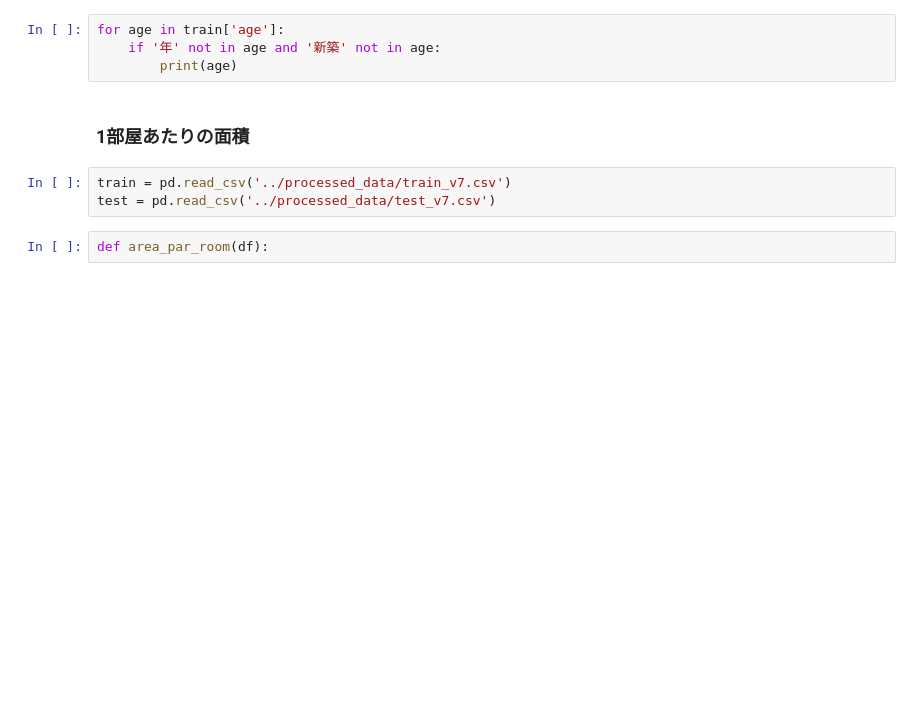
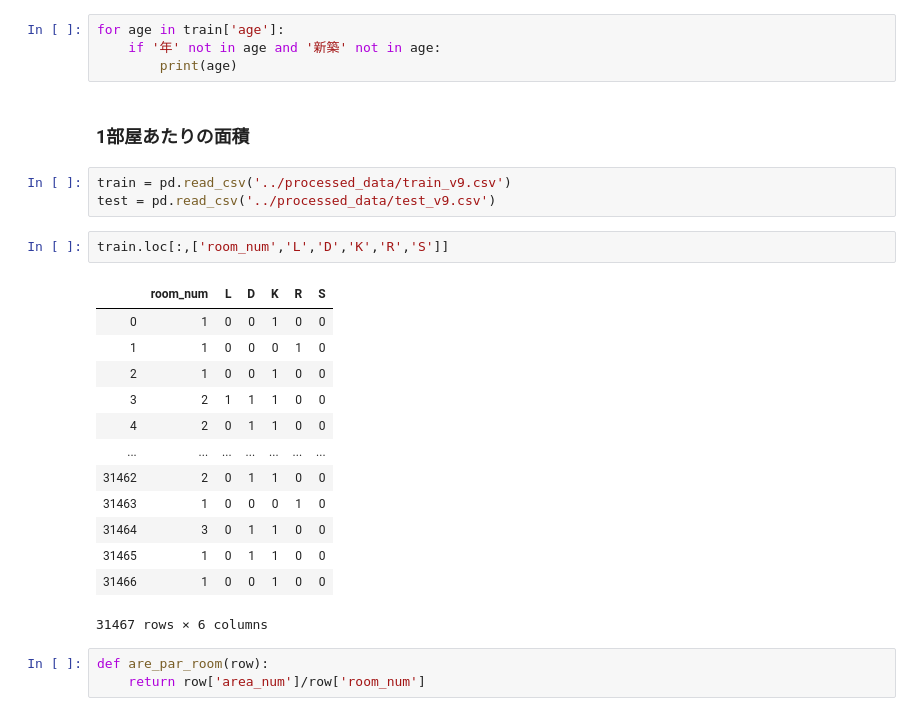
Before and after one commit to yaneura-no-gomi/mynavi_2019, a Jupyter notebook: notebook/1004_data_processing.ipynb, the cells around one changed output. Drawn from its saved outputs; the diff is of its cells as text; blank space fills up the shorter version.

```diff
--- a/notebook/1004_data_processing.ipynb
+++ b/notebook/1004_data_processing.ipynb
@@ -99,7 +99,24 @@ for age in train['age']:
 # %% [markdown]
 ### 1部屋あたりの面積
 # %%
-train = pd.read_csv('../processed_data/train_v7.csv')
-test = pd.read_csv('../processed_data/test_v7.csv')
+train = pd.read_csv('../processed_data/train_v9.csv')
+test = pd.read_csv('../processed_data/test_v9.csv')
-# %%
-def area_par_room(df):
+# %%
+train.loc[:,['room_num','L','D','K','R','S']]
+# %% [output]
+|  | room_num | L | D | K | R | S |
+| 0 | 1 | 0 | 0 | 1 | 0 | 0 |
+| 1 | 1 | 0 | 0 | 0 | 1 | 0 |
+| 2 | 1 | 0 | 0 | 1 | 0 | 0 |
+| 3 | 2 | 1 | 1 | 1 | 0 | 0 |
+| 4 | 2 | 0 | 1 | 1 | 0 | 0 |
+| ... | ... | ... | ... | ... | ... | ... |
+| 31462 | 2 | 0 | 1 | 1 | 0 | 0 |
+| 31463 | 1 | 0 | 0 | 0 | 1 | 0 |
+| 31464 | 3 | 0 | 1 | 1 | 0 | 0 |
+| 31465 | 1 | 0 | 1 | 1 | 0 | 0 |
+| 31466 | 1 | 0 | 0 | 1 | 0 | 0 |
+31467 rows × 6 columns
+# %%
+def are_par_room(row):
+    return row['area_num']/row['room_num']
```
Also changed, not shown: parts of 7 cells of this notebook, 17 other files.
